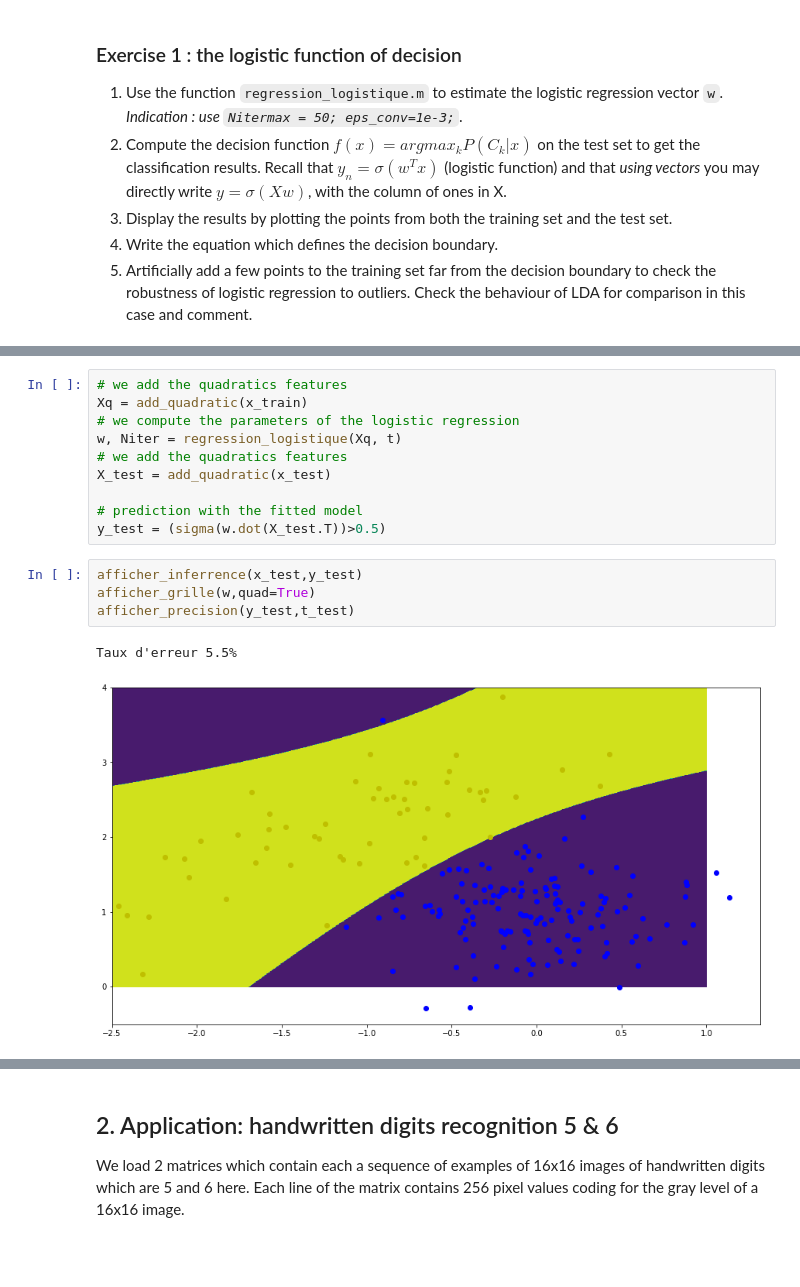
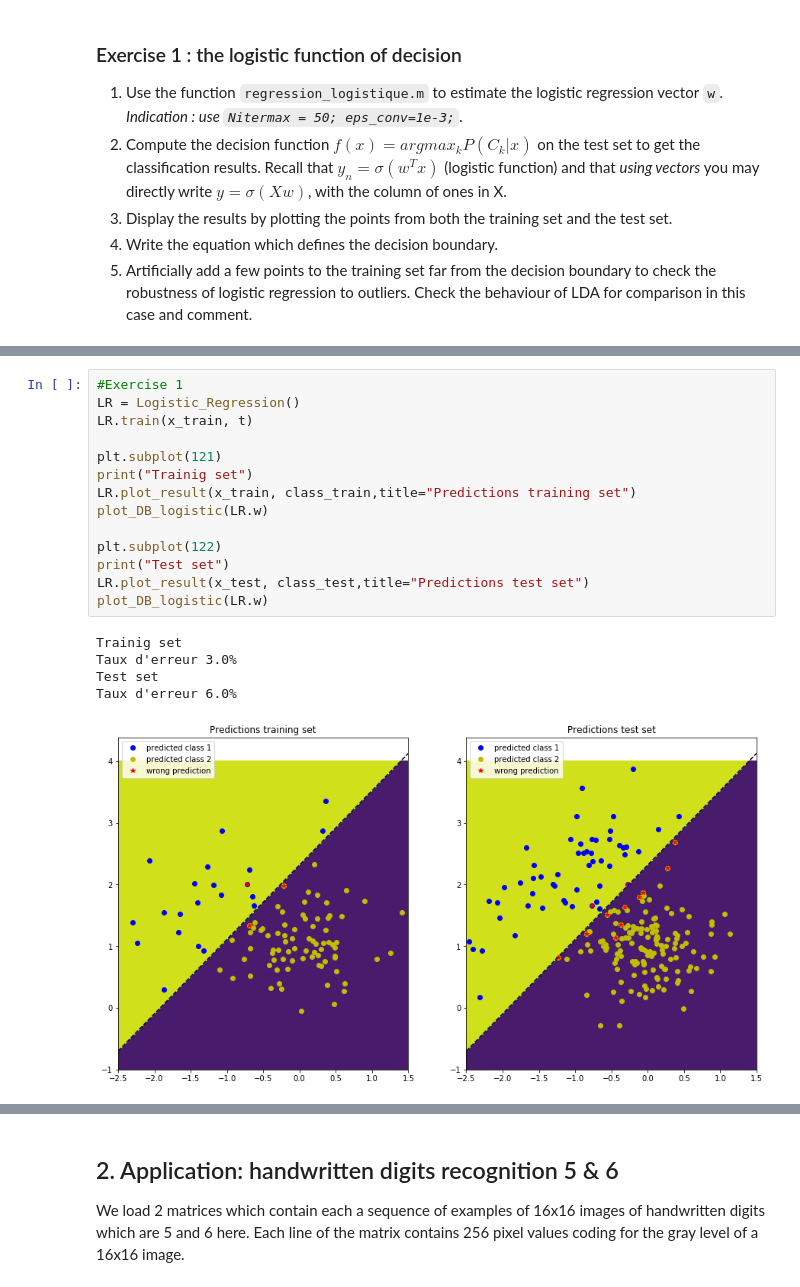
Before and after one commit to kronerte/ML_Logistic_Regression, a Jupyter notebook: TP3_archive/TP3_logistic_regression.ipynb, the cells around one changed output, grey strips where cells are left out. Drawn from its saved outputs; the diff is of its cells as text; blank space fills up the shorter version.

```diff
--- a/TP3_archive/TP3_logistic_regression.ipynb
+++ b/TP3_archive/TP3_logistic_regression.ipynb
@@ -194,17 +299,20 @@ afficher_inferrence(x_test,y_test)
-# %%
-# we add the quadratics features
-Xq = add_quadratic(x_train)
-# we compute the parameters of the logistic regression
-w, Niter = regression_logistique(Xq, t)
-# we add the quadratics features
-X_test = add_quadratic(x_test)
-
-# prediction with the fitted model
-y_test = (sigma(w.dot(X_test.T))>0.5)
-# %%
-afficher_inferrence(x_test,y_test)
-afficher_grille(w,quad=True)
-afficher_precision(y_test,t_test)
-# %% [output]
-Taux d'erreur 5.5%
-[figure, removed]
+# %%
+#Exercise 1
+LR = Logistic_Regression()
+LR.train(x_train, t)
+
+plt.subplot(121)
+print("Trainig set")
+LR.plot_result(x_train, class_train,title="Predictions training set")
+plot_DB_logistic(LR.w)
+
+plt.subplot(122)
+print("Test set")
+LR.plot_result(x_test, class_test,title="Predictions test set")
+plot_DB_logistic(LR.w)
+# %% [output]
+Trainig set
+Taux d'erreur 3.0%
+Test set
+Taux d'erreur 6.0%
+[figure, added]
```
Also changed, not shown: parts of 35 cells of this notebook.
